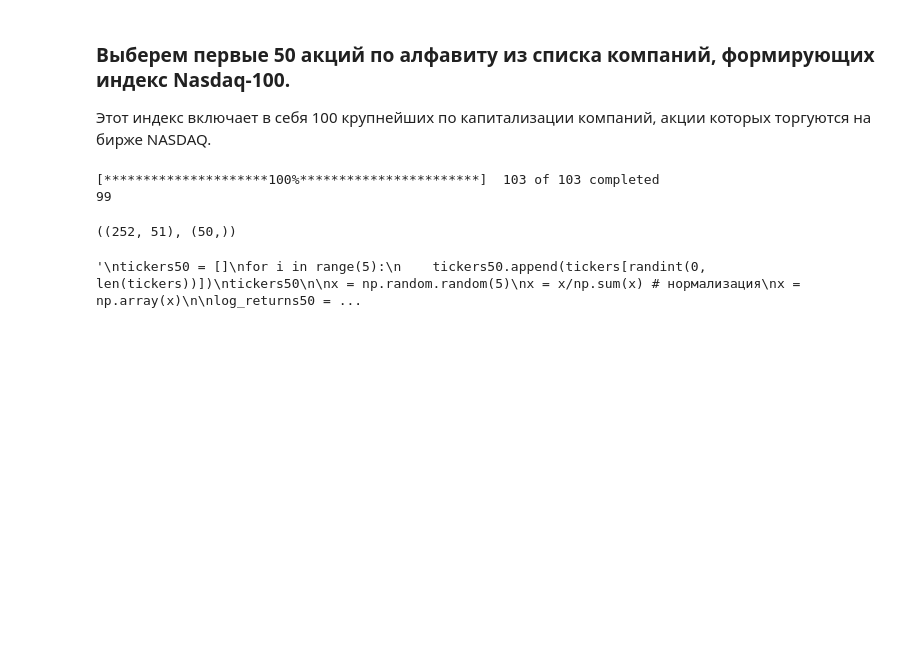
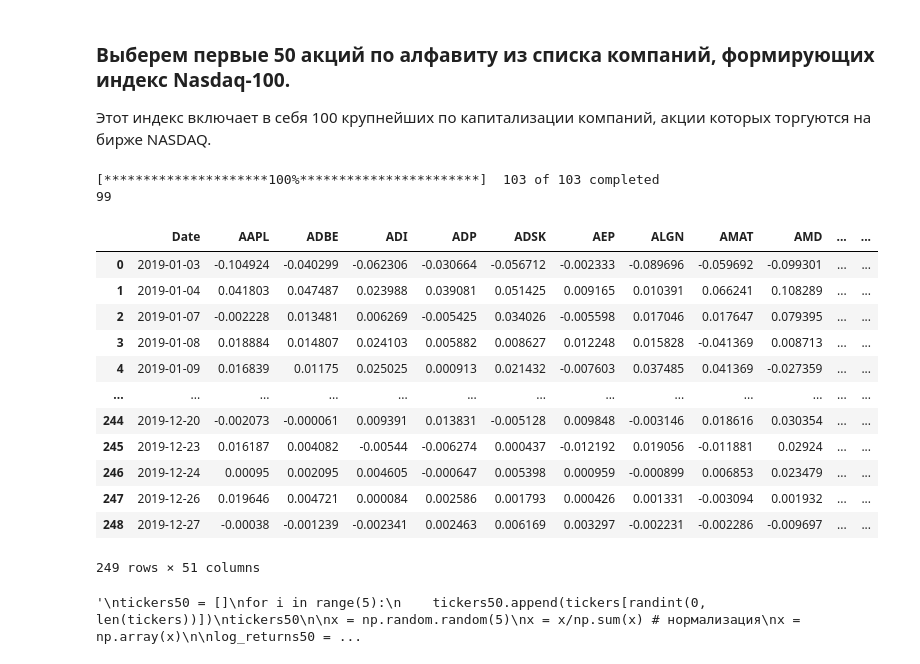
Before and after one commit to edmelnikov/Finance-operations-research-lab-2, a Jupyter notebook: lab-2_finance.ipynb, the cells around one changed output. Saved outputs shown, nothing was run; the diff lists cells and outputs as text; code cells hidden in the pictures; blank space fills up the shorter version.

```diff
--- a/lab-2_finance.ipynb
+++ b/lab-2_finance.ipynb
@@ -120,9 +120,21 @@ tickers50 = log_returns50.columns[1::]
 [*********************100%***********************]  103 of 103 completed
 99
 # %%
-log_returns50.shape, tickers50.shape
+log_returns50
 # %% [output]
+|  | Date | AAPL | ADBE | ADI | ADP | ADSK | AEP | ALGN | AMAT | AMD | ... | ... |
+| 0 | 2019-01-03 | -0.104924 | -0.040299 | -0.062306 | -0.030664 | -0.056712 | -0.002333 | -0.089696 | -0.059692 | -0.099301 | ... | ... |
+| 1 | 2019-01-04 | 0.041803 | 0.047487 | 0.023988 | 0.039081 | 0.051425 | 0.009165 | 0.010391 | 0.066241 | 0.108289 | ... | ... |
+| 2 | 2019-01-07 | -0.002228 | 0.013481 | 0.006269 | -0.005425 | 0.034026 | -0.005598 | 0.017046 | 0.017647 | 0.079395 | ... | ... |
+| 3 | 2019-01-08 | 0.018884 | 0.014807 | 0.024103 | 0.005882 | 0.008627 | 0.012248 | 0.015828 | -0.041369 | 0.008713 | ... | ... |
+| 4 | 2019-01-09 | 0.016839 | 0.01175 | 0.025025 | 0.000913 | 0.021432 | -0.007603 | 0.037485 | 0.041369 | -0.027359 | ... | ... |
+| ... | ... | ... | ... | ... | ... | ... | ... | ... | ... | ... | ... | ... |
+| 244 | 2019-12-20 | -0.002073 | -0.000061 | 0.009391 | 0.013831 | -0.005128 | 0.009848 | -0.003146 | 0.018616 | 0.030354 | ... | ... |
+| 245 | 2019-12-23 | 0.016187 | 0.004082 | -0.00544 | -0.006274 | 0.000437 | -0.012192 | 0.019056 | -0.011881 | 0.02924 | ... | ... |
+| 246 | 2019-12-24 | 0.00095 | 0.002095 | 0.004605 | -0.000647 | 0.005398 | 0.000959 | -0.000899 | 0.006853 | 0.023479 | ... | ... |
+| 247 | 2019-12-26 | 0.019646 | 0.004721 | 0.000084 | 0.002586 | 0.001793 | 0.000426 | 0.001331 | -0.003094 | 0.001932 | ... | ... |
+| 248 | 2019-12-27 | -0.00038 | -0.001239 | -0.002341 | 0.002463 | 0.006169 | 0.003297 | -0.002231 | -0.002286 | -0.009697 | ... | ... |
-((252, 51), (50,))
+249 rows × 51 columns
 # %%
 # for testing purposes
 '''
```
Also changed, not shown: parts of 15 cells of this notebook.
